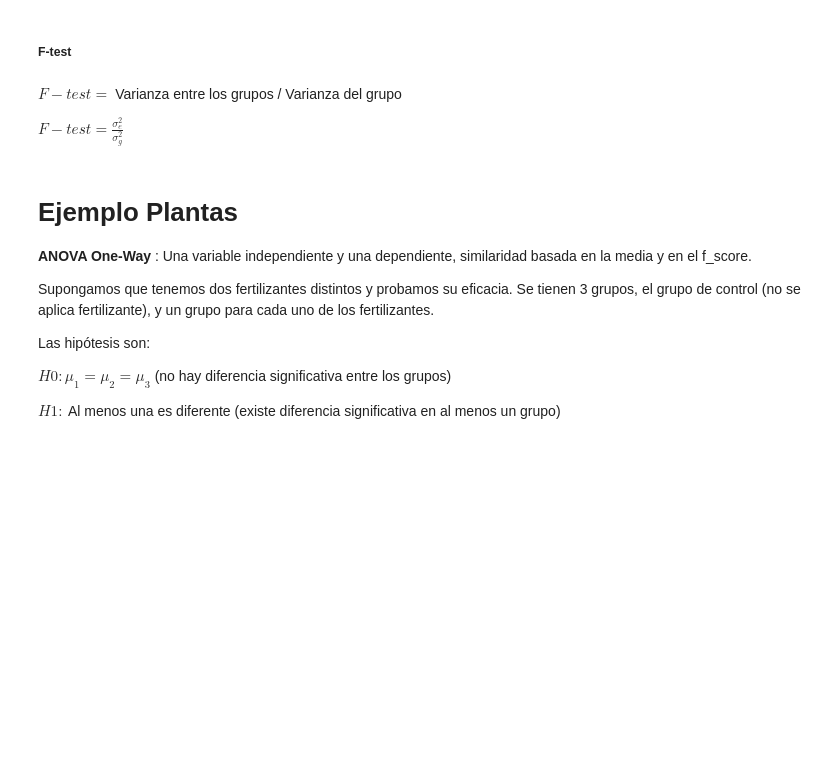
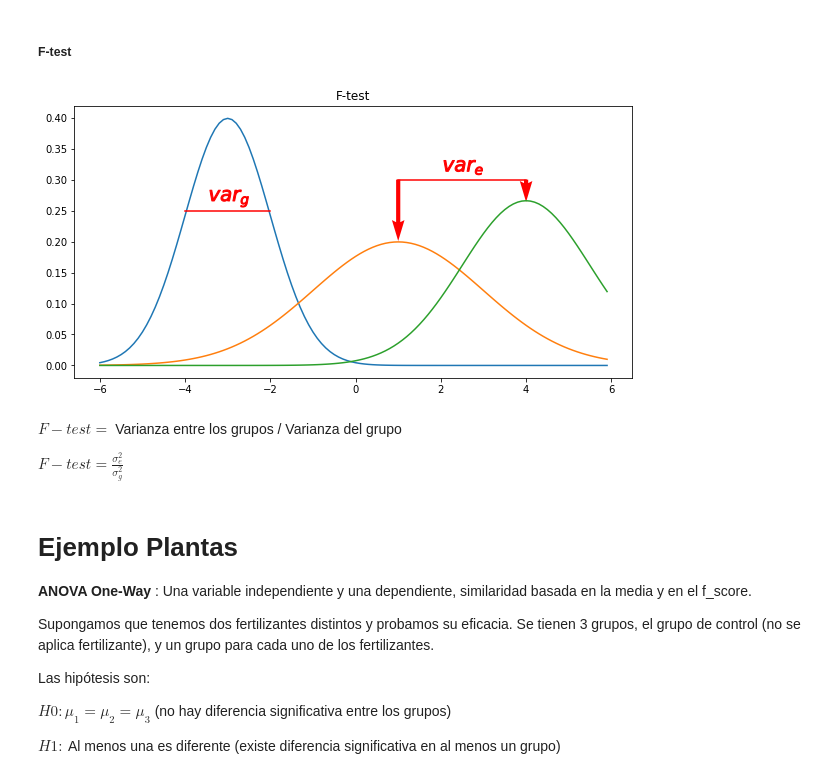
Before and after one commit to YonatanRA/rebootcamp, a Jupyter notebook: notebooks/w1_d4 - Stats 2.ipynb, the cells around one changed output. Saved outputs shown, nothing was run; the diff lists cells and outputs as text; code cells hidden in the pictures; blank space fills up the shorter version.

```diff
--- a/notebooks/w1_d4 - Stats 2.ipynb
+++ b/notebooks/w1_d4 - Stats 2.ipynb
@@ -445,3 +455,22 @@ Los p_values se sacan con el F-test (F de Snedecor), comparando varianzas. Lo qu
+# %%
+plt.figure(figsize=(10,5))
+
+plt.plot(x, y1)
+plt.plot(x, y2)
+plt.plot(x, y3)
+
+plt.plot(-3, 0.27, marker='$var_g$', color='r', ms=40)
+plt.plot(2.5, 0.32, marker='$var_e$', color='r', ms=40)
+
+plt.plot([-4,-3,-2], [.25, .25, .25], color='r')
+plt.plot([1,2,3,4], [.3, .3, .3, .3], color='r')
+
+plt.quiver(1, 0.3, 0, -1.1, color='r', scale=10)
+plt.quiver(4, 0.3, 0, -0.4, color='r', scale=10)
+
+plt.title('F-test');
+# %% [output]
+[figure, added]
 # %% [markdown]
 $F-test =$ Varianza entre los grupos / Varianza del grupo
 
```
Also changed, not shown: parts of 71 cells of this notebook, 1 other file.
